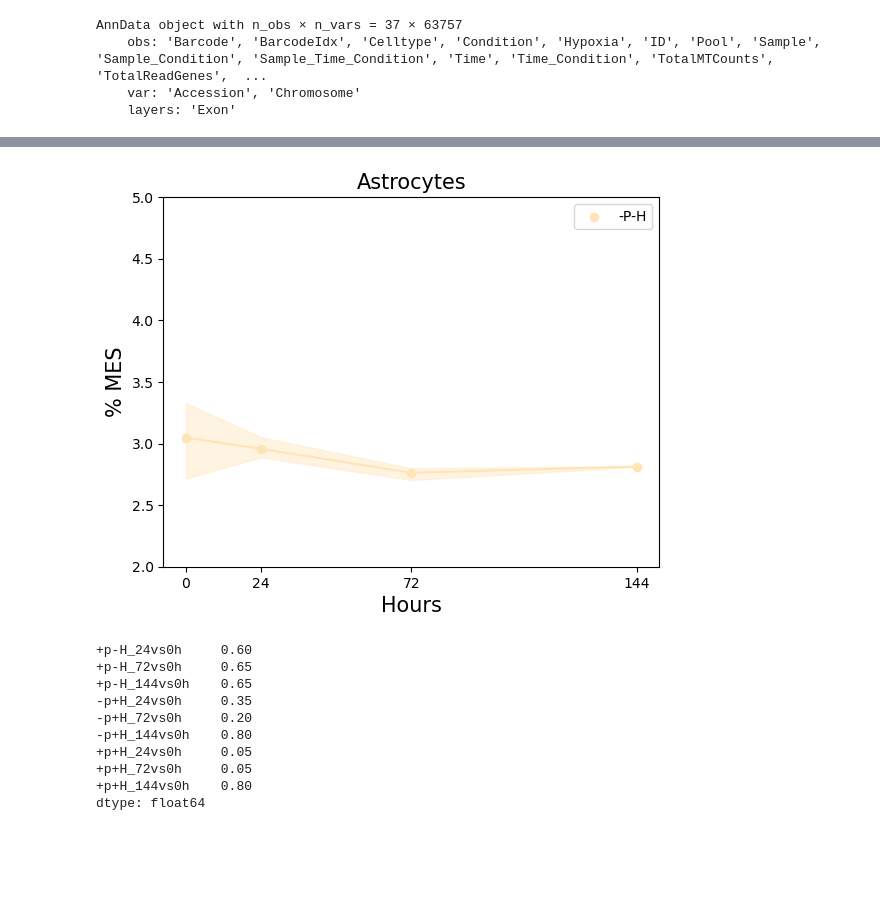
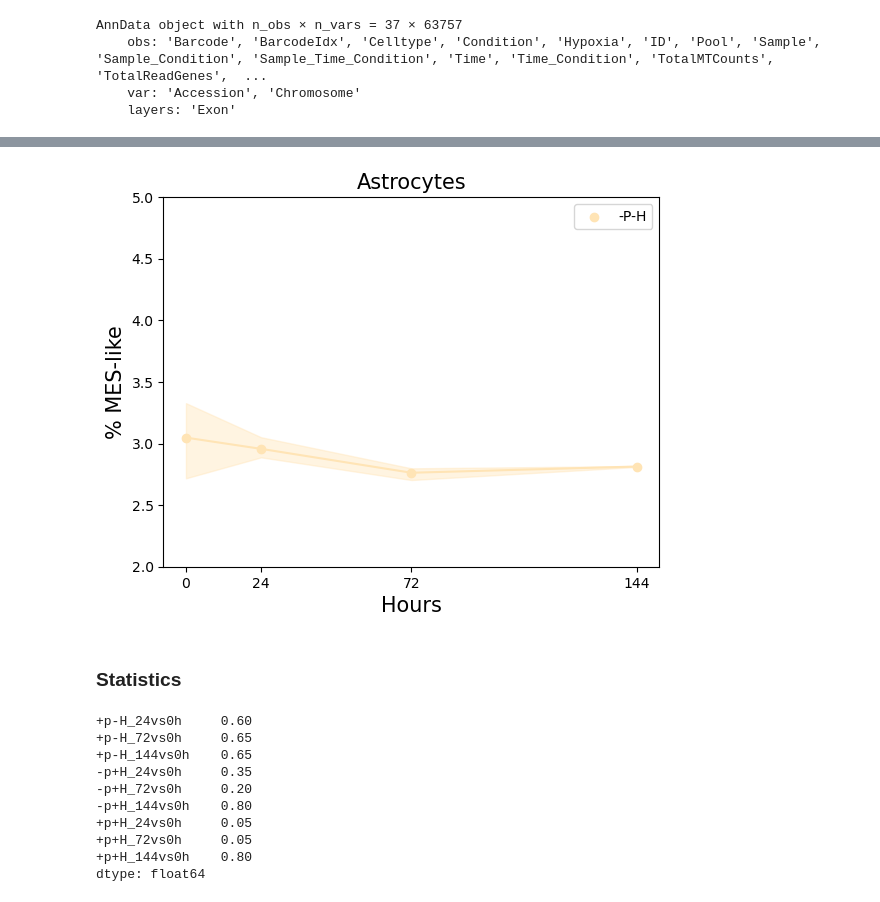
Before and after one commit to linnarsson-lab/glioblastoma_wound_response, a Jupyter notebook: Example_Notebooks/Figure 2/Figure_2B_Extended_Figure_8A(Astrocytes).ipynb, the cells around one changed output, grey strips where cells are left out. Cells and saved outputs as stored; diff of their text form; code cells hidden in the pictures; blank space fills up the shorter version.

```diff
--- a/Example_Notebooks/Figure 2/Figure_2B_Extended_Figure_8A(Astrocytes).ipynb
+++ b/Example_Notebooks/Figure 2/Figure_2B_Extended_Figure_8A(Astrocytes).ipynb
@@ -33,6 +18,6 @@ from scipy.stats import ks_2samp, mannwhitneyu, ttest_ind
 # %%
 # Load the sample data into your local Shoji database
-Astrocyte = sc.read_h5ad('/proj/cytograph/jesper/GBM_revision/h5ad/bulk_samples_Astrocytes_smartseq_2025.h5ad')
+Astrocyte = sc.read_h5ad('/home/jesper/data/bulk_samples_Astrocytes_smartseq_2025.h5ad') #Change to the path where the h5ad file has been saved
 # %%
 Astrocyte.obs.index = [x for x in Astrocyte.obs.obs_names]
 # %%
@@ -175,17 +151,18 @@ plt.fill_between(tr, 5, where= (tr < 140) & (tr > 0), color='grey', alpha=0.2)
 # %%
+#Plot control (mean)
 numb = merg.columns.astype(int)
 plt.scatter(numb, merg.iloc[0],label=(merg.index[0]), color='moccasin')
 plt.plot(numb, merg.iloc[0], color='moccasin')
 plt.fill_between(numb,np.min(merged1[0:3]),np.max(merged1[0:3]), color='moccasin', alpha=0.4)
 plt.ylim(2, 5)
 plt.legend()
 plt.xlabel('Hours', fontsize=15)
-plt.ylabel('% MES', fontsize=15)
+plt.ylabel('% MES-like', fontsize=15)
 plt.title('Astrocytes', fontsize=15)
 plt.xticks(numb)
-threshold1 = 0.2
-threshold2 = 71
 tr = numb +3
 # %% [output]
-[figure, old version]
+[figure, new version]
+# %% [markdown]
+### Statistics
 # %%
```
Also changed, not shown: parts of 30 cells of this notebook.
